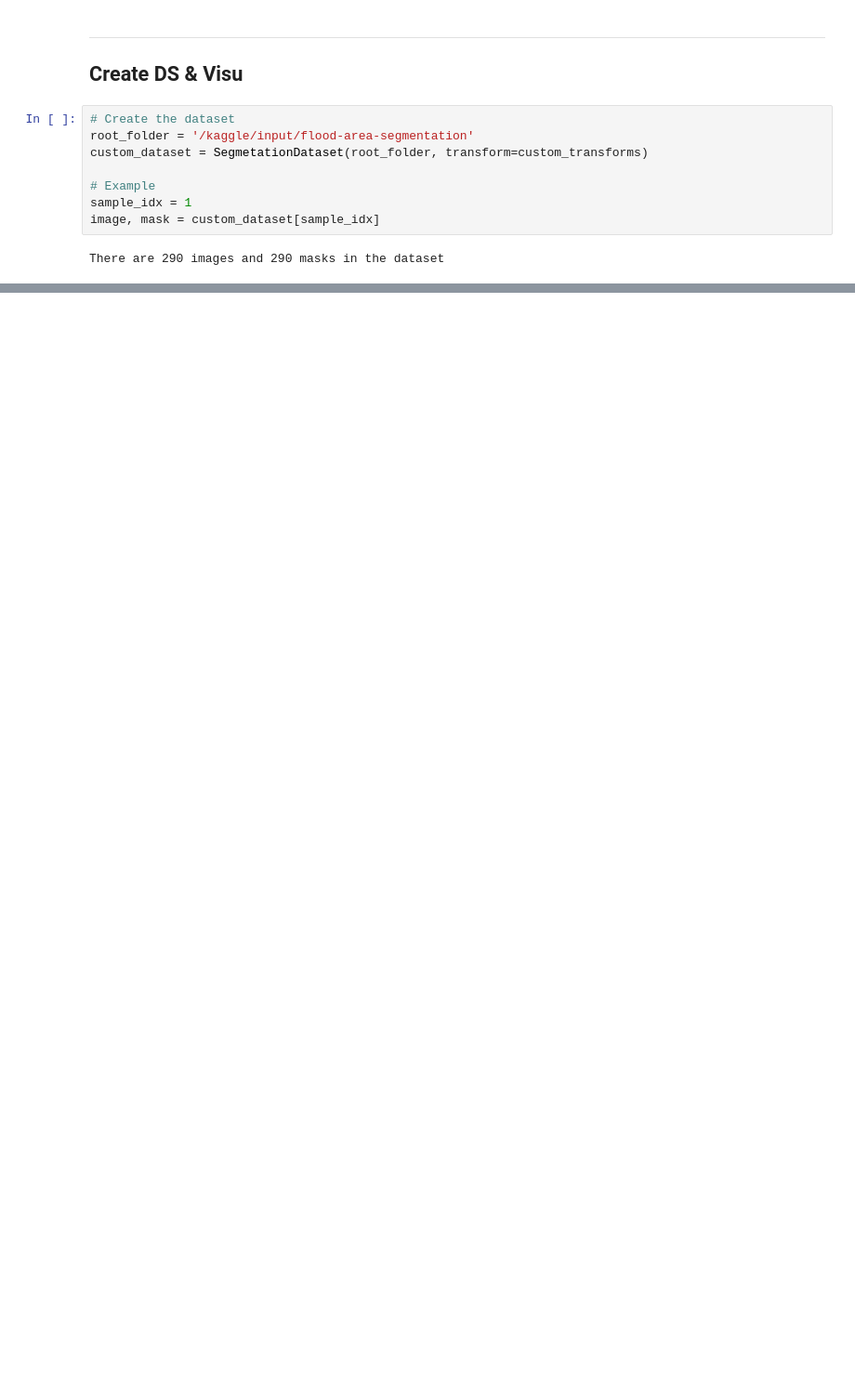
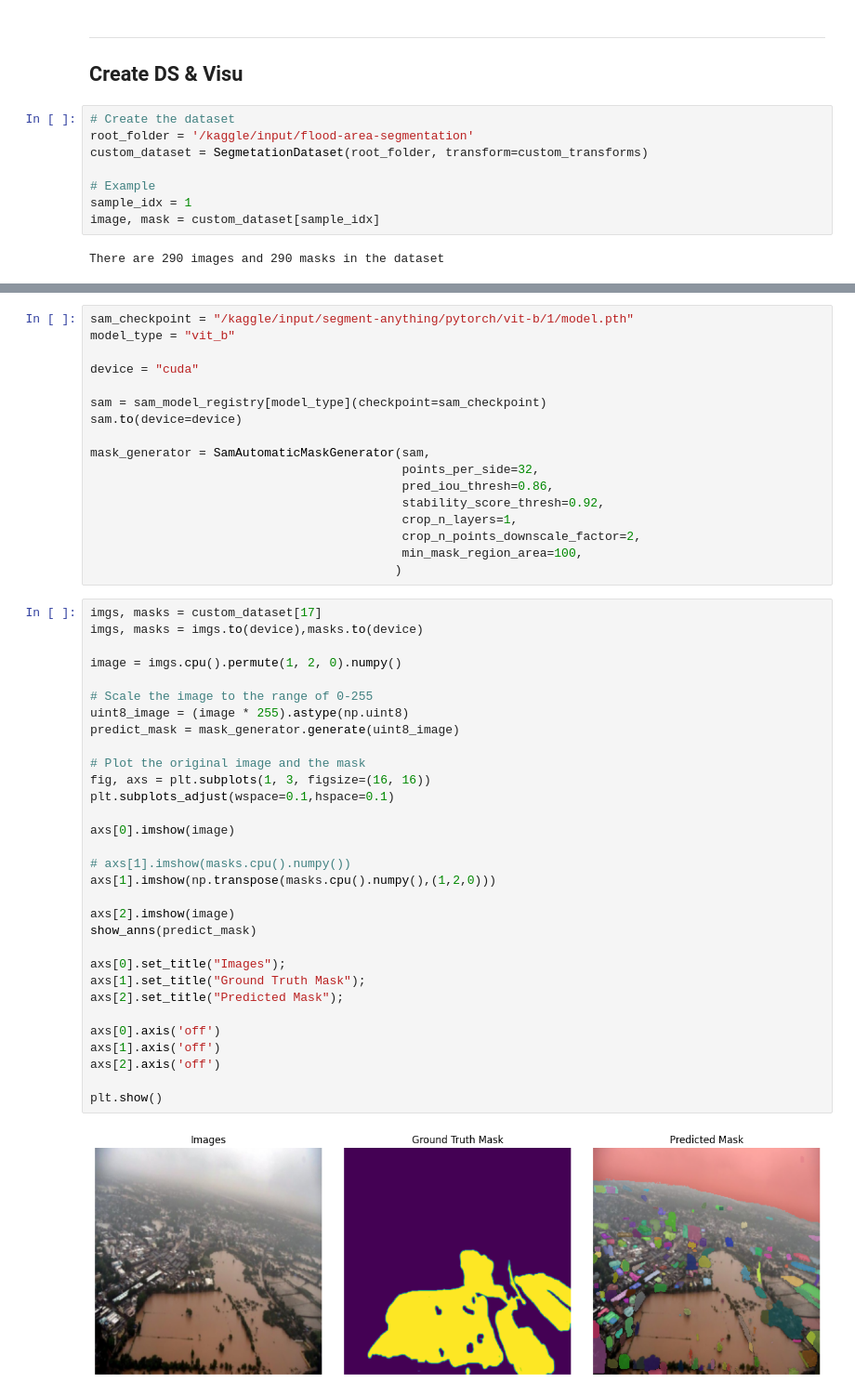
Before and after one commit to tkra90/this-is-cvision, a Jupyter notebook: notebooks/SegmentAnything+visu.ipynb, the cells around one changed output, grey strips where cells are left out. Shown at 93% size. Cells and saved outputs as stored; diff of their text form; blank space fills up the shorter version.

Commit message:
SAM predict + visu

```diff
--- a/notebooks/SegmentAnything+visu.ipynb
+++ b/notebooks/SegmentAnything+visu.ipynb
@@ -99,0 +181,50 @@ plt.axis('off');
+# %%
+sam_checkpoint = "/kaggle/input/segment-anything/pytorch/vit-b/1/model.pth"
+model_type = "vit_b"
+
+device = "cuda"
+
+sam = sam_model_registry[model_type](checkpoint=sam_checkpoint)
+sam.to(device=device)
+
+mask_generator = SamAutomaticMaskGenerator(sam,
+                                           points_per_side=32,
+                                           pred_iou_thresh=0.86,
+                                           stability_score_thresh=0.92,
+                                           crop_n_layers=1,
+                                           crop_n_points_downscale_factor=2,
+                                           min_mask_region_area=100,
+                                          )
+# %%
+imgs, masks = custom_dataset[17]
+imgs, masks = imgs.to(device),masks.to(device)
+
+image = imgs.cpu().permute(1, 2, 0).numpy()
+
+# Scale the image to the range of 0-255
+uint8_image = (image * 255).astype(np.uint8)
+predict_mask = mask_generator.generate(uint8_image)
+
+# Plot the original image and the mask
+fig, axs = plt.subplots(1, 3, figsize=(16, 16))
+plt.subplots_adjust(wspace=0.1,hspace=0.1)
+
+axs[0].imshow(image)
+
+# axs[1].imshow(masks.cpu().numpy())
+axs[1].imshow(np.transpose(masks.cpu().numpy(),(1,2,0)))
+
+axs[2].imshow(image)
+show_anns(predict_mask)
+
+axs[0].set_title("Images");
+axs[1].set_title("Ground Truth Mask");
+axs[2].set_title("Predicted Mask");
+
+axs[0].axis('off')
+axs[1].axis('off')
+axs[2].axis('off')
+
+plt.show()
+# %% [output]
+[figure, added]
```
Also changed, not shown: parts of 11 cells of this notebook.
